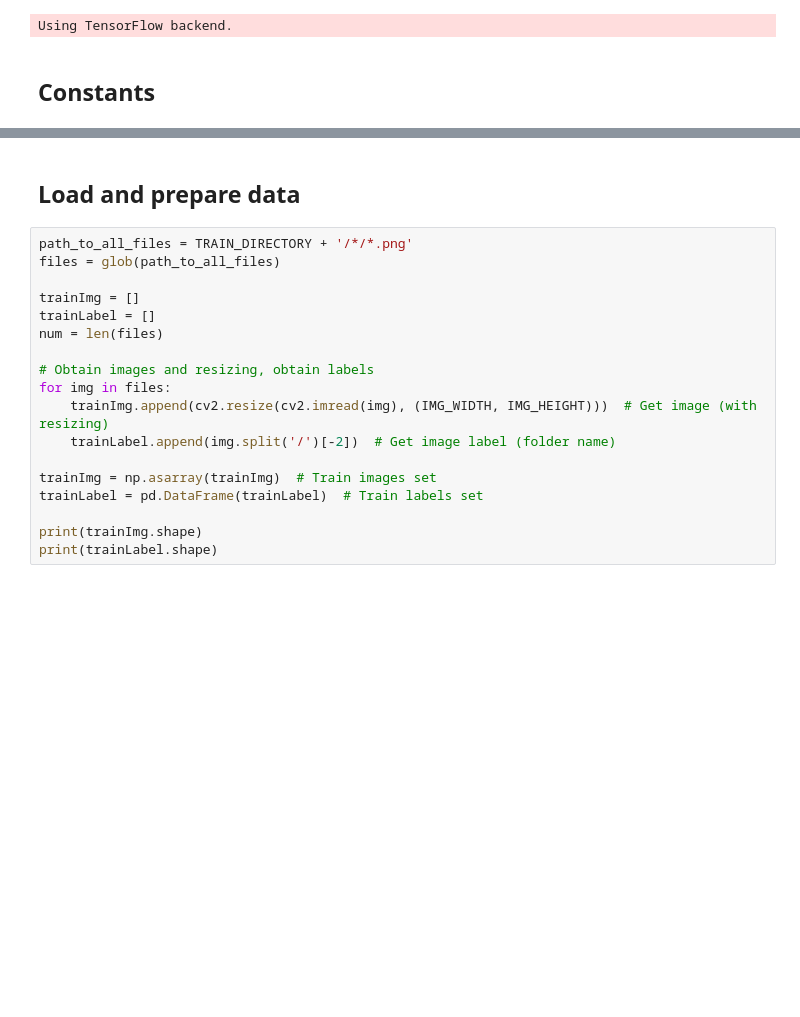
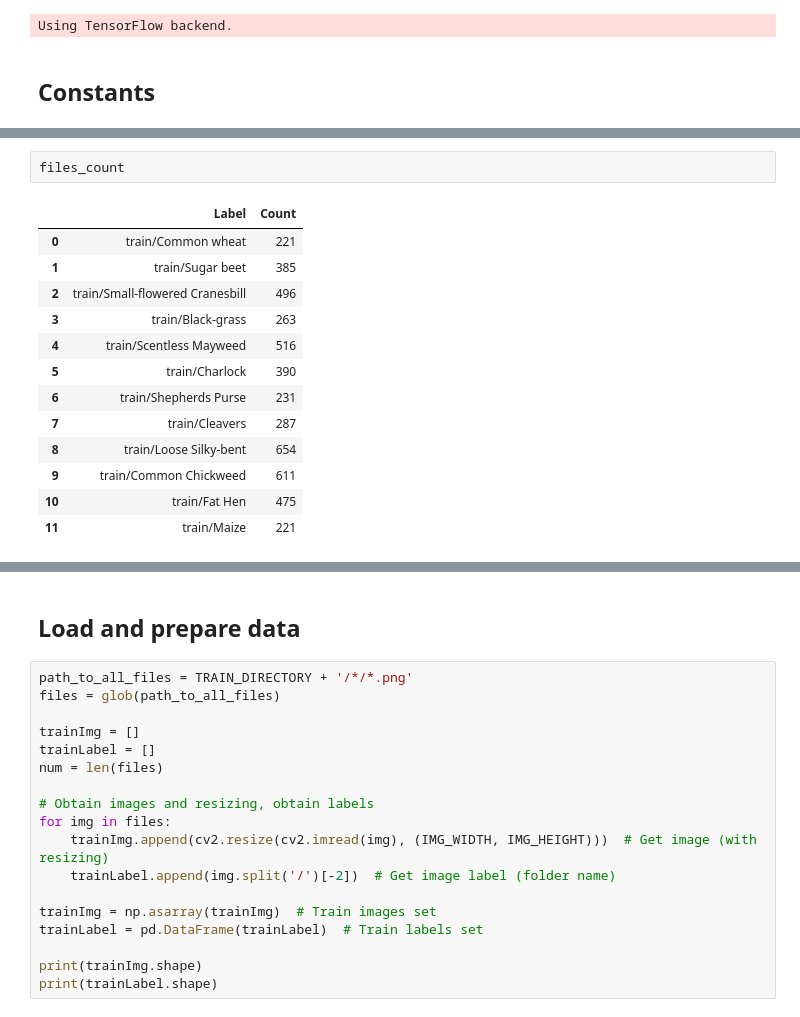
Before and after one commit to andreimardale/plant_seedlings_classification_using_deep_learning, a Jupyter notebook: AE-filter/[Conv_AE_4_1_Filter]_Plant_Seedlings.ipynb, the cells around one changed output, grey strips where cells are left out. Drawn from its saved outputs; the diff is of its cells as text; blank space fills up the shorter version.

```diff
--- a/AE-filter/[Conv_AE_4_1_Filter]_Plant_Seedlings.ipynb
+++ b/AE-filter/[Conv_AE_4_1_Filter]_Plant_Seedlings.ipynb
@@ -104,0 +174,16 @@ FILTER = True
+# %%
+files_count
+# %% [output]
+|  | Label | Count |
+| 0 | train/Common wheat | 221 |
+| 1 | train/Sugar beet | 385 |
+| 2 | train/Small-flowered Cranesbill | 496 |
+| 3 | train/Black-grass | 263 |
+| 4 | train/Scentless Mayweed | 516 |
+| 5 | train/Charlock | 390 |
+| 6 | train/Shepherds Purse | 231 |
+| 7 | train/Cleavers | 287 |
+| 8 | train/Loose Silky-bent | 654 |
+| 9 | train/Common Chickweed | 611 |
+| 10 | train/Fat Hen | 475 |
+| 11 | train/Maize | 221 |
```
Also changed, not shown: parts of 17 cells of this notebook, 1 other file.
